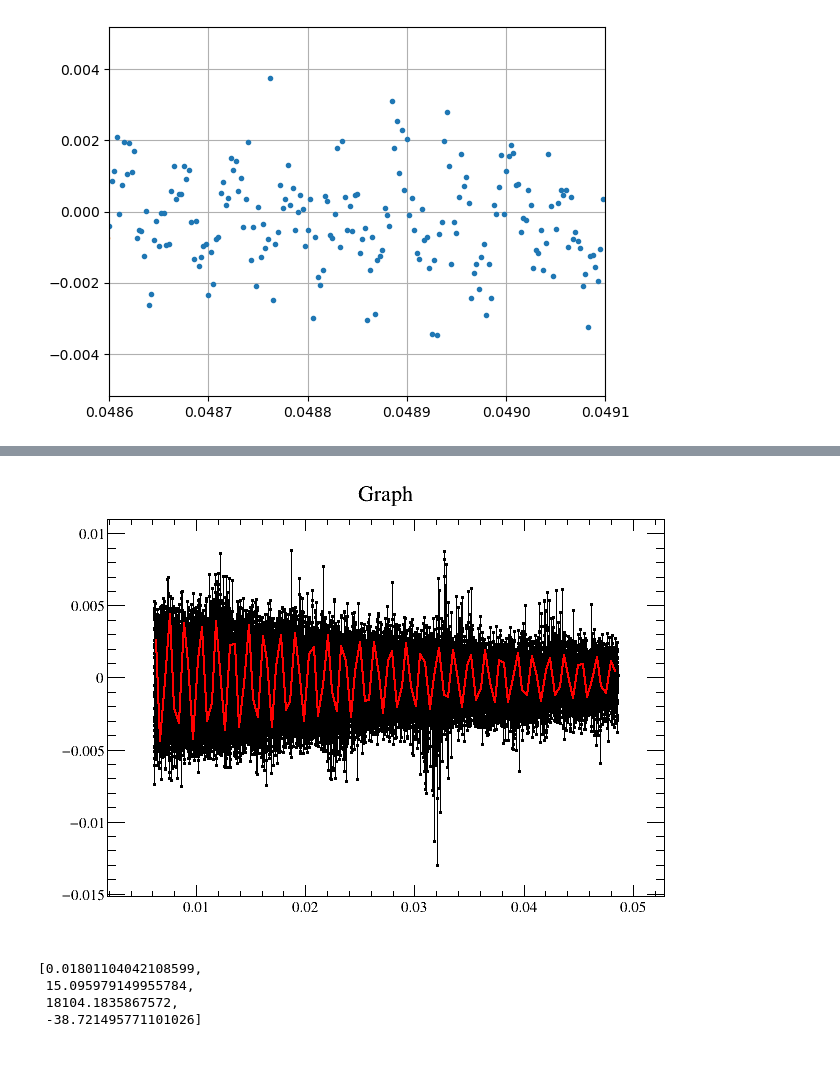
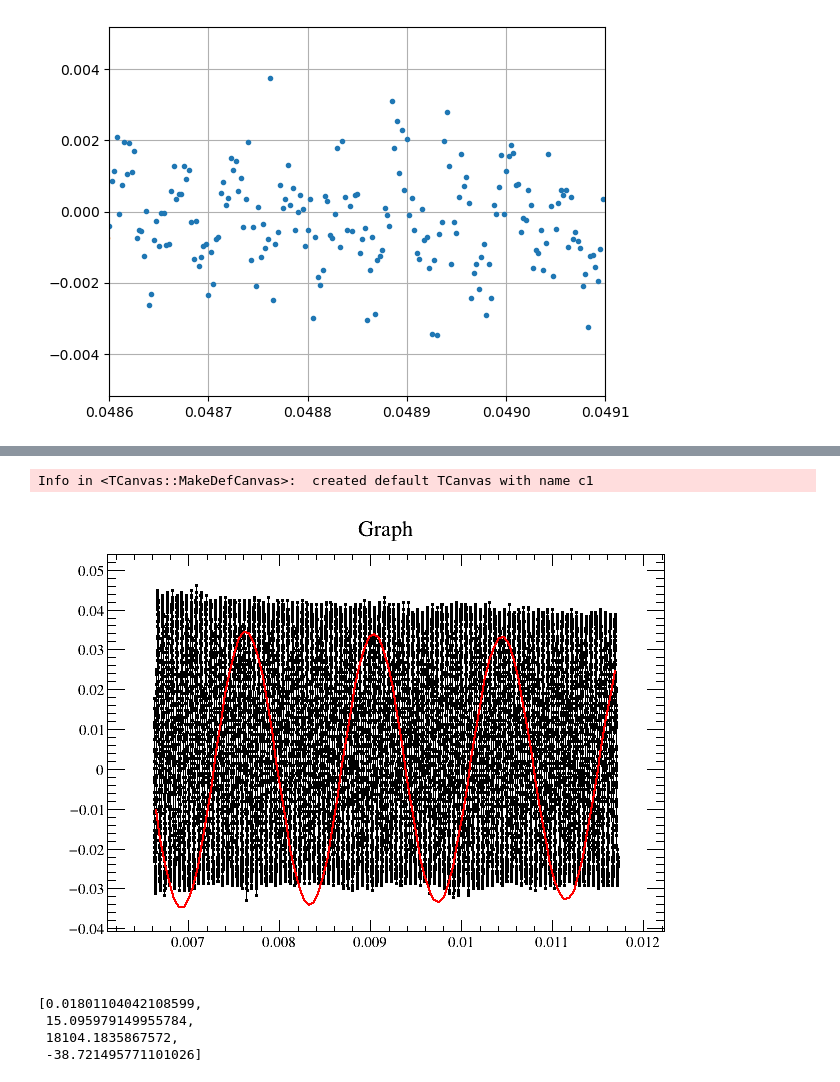
Before and after one commit to GakutaroNishimura/FIDNMR, a Jupyter notebook: FitSignal.ipynb, the cells around one changed output, grey strips where cells are left out. Saved outputs shown, nothing was run; the diff lists cells and outputs as text; code cells hidden in the pictures.

```diff
--- a/FitSignal.ipynb
+++ b/FitSignal.ipynb
@@ -54,20 +53,25 @@ Welcome to JupyROOT 6.26/06
+# %%
+df = pd.read_table(conf.DataName, sep=" ", names = ["time", "signal"])
+Time = np.array(df.time, dtype="d")
+V_mean = np.array(df.signal, dtype="d")
 # %%
 x_min = 2000
 x_max = 19000
-gr = ROOT.TGraph(len(df.time[x_min:x_max]), np.array(df.time[x_min:x_max]), np.array(df.PickUpsignal[x_min:x_max]))
+gr = ROOT.TGraph(len(df.time[x_min:x_max]), np.array(df.time[x_min:x_max]), np.array(df.signal[x_min:x_max]))
 gr_fit = ROOT.TF1("f", "[0]*expo(-[1]*x)*sin(2*pi*[2]*x+[3])", df.time[x_min], df.time[x_max])
 #gr_fit.SetParameters(-6.61436292e-03,  6.50124722e+01,  1.81216540e+04,  1.41380037e+00)
 gr_fit.SetParameters(0.01415861885725226, 13.324007257585418, 18117.27312027492, 0.)
 gr.Fit(gr_fit, "QR")
 par = [gr_fit.GetParameter(k) for k in range(gr_fit.GetNpar())]
 gr.Draw("APL")
 gr.SetMarkerStyle(7)
 gr.SetMarkerSize(10)
 gr_fit.Draw("same")
 c1 = ROOT.gROOT.FindObject("c1")
 c1.Draw("same")
 # %% [output]
+Info in <TCanvas::MakeDefCanvas>:  created default TCanvas with name c1
-[figure, old version]
+[figure, new version]
 # %%
 par
 # %% [output]
```
Also changed, not shown: parts of 1 cell of this notebook, 4 other files.
